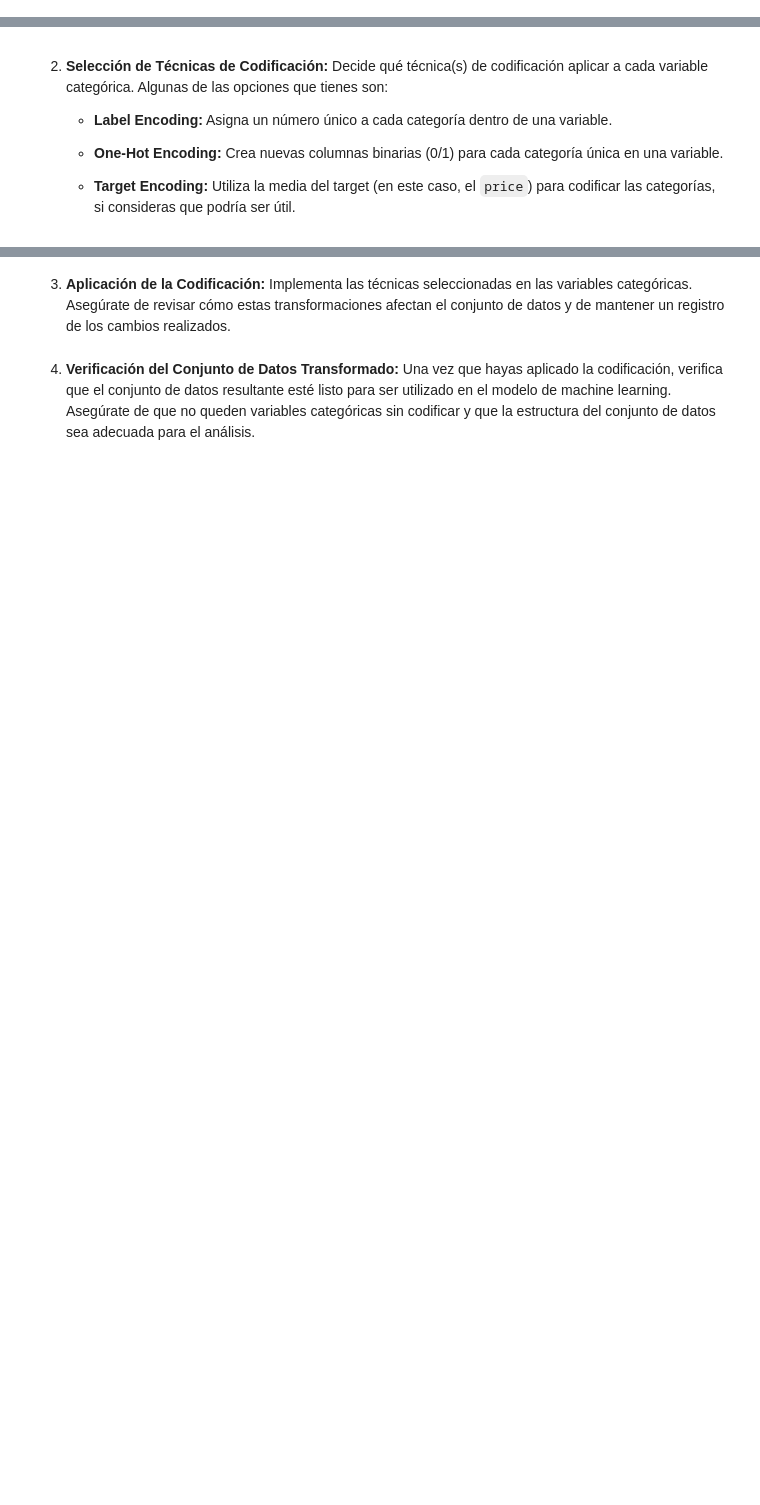
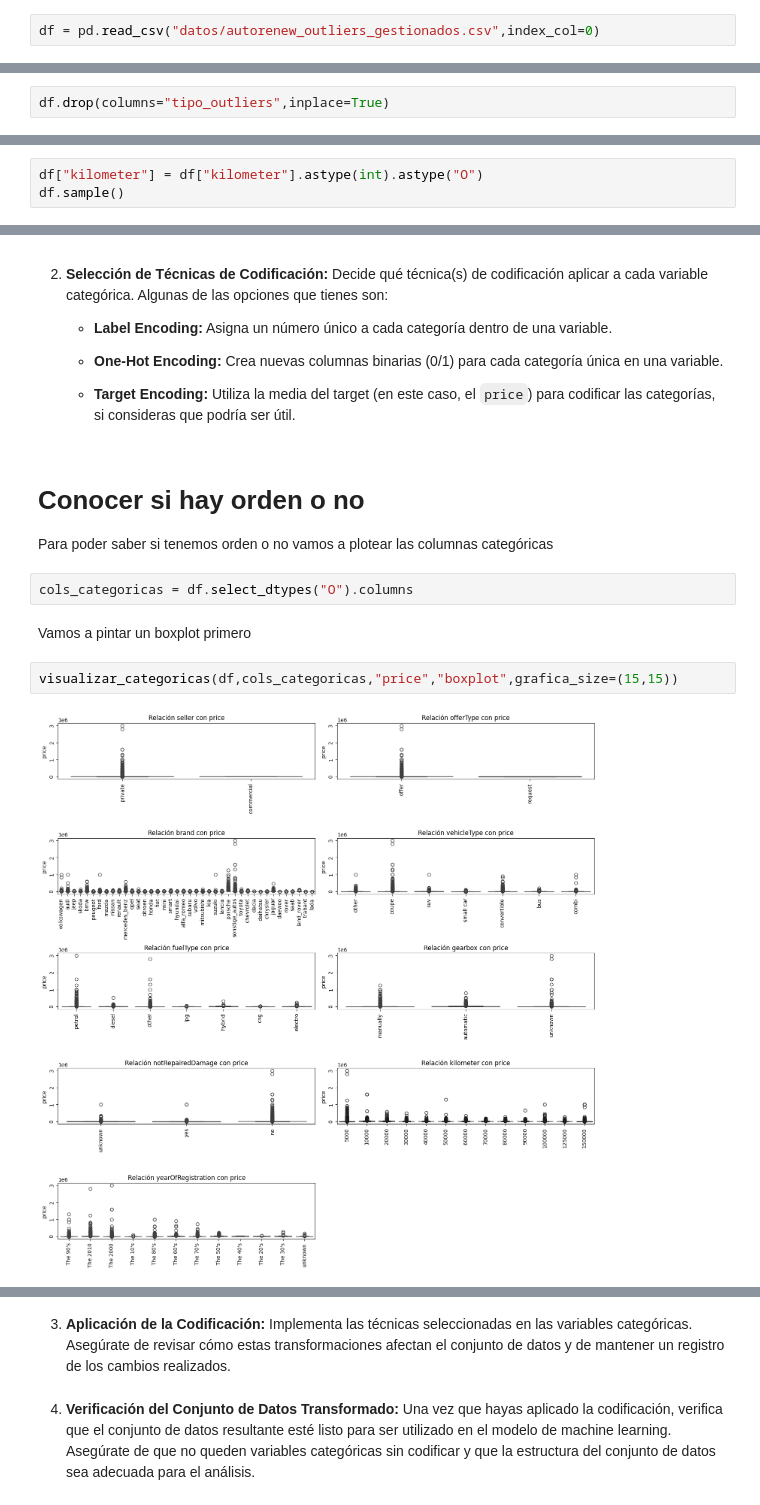
Before and after one commit to apelsito/laboratorio-modulo7-leccion04-encoding, a Jupyter notebook: laboratorio-modulo7-leccion04-encoding.ipynb, the cells around one changed output, grey strips where cells are left out. Saved outputs shown, nothing was run; the diff lists cells and outputs as text; blank space fills up the shorter version.

```diff
--- a/laboratorio-modulo7-leccion04-encoding.ipynb
+++ b/laboratorio-modulo7-leccion04-encoding.ipynb
@@ -18,0 +48,2 @@ En este laboratorio, te centrarás en la **codificación de variables categóric
+# %%
+df = pd.read_csv("datos/autorenew_outliers_gestionados.csv",index_col=0)
@@ -18,0 +112,2 @@ En este laboratorio, te centrarás en la **codificación de variables categóric
+# %%
+df.drop(columns="tipo_outliers",inplace=True)
@@ -18,0 +116,3 @@ En este laboratorio, te centrarás en la **codificación de variables categóric
+# %%
+df["kilometer"] = df["kilometer"].astype(int).astype("O")
+df.sample()
@@ -24,3 +139,14 @@ En este laboratorio, te centrarás en la **codificación de variables categóric
    - **One-Hot Encoding:** Crea nuevas columnas binarias (0/1) para cada categoría única en una variable.
 
    - **Target Encoding:** Utiliza la media del target (en este caso, el `price`) para codificar las categorías, si consideras que podría ser útil.
+# %% [markdown]
+# Conocer si hay orden o no
+Para poder saber si tenemos orden o no vamos a plotear las columnas categóricas
+# %%
+cols_categoricas = df.select_dtypes("O").columns
+# %% [markdown]
+Vamos a pintar un boxplot primero
+# %%
+visualizar_categoricas(df,cols_categoricas,"price","boxplot",grafica_size=(15,15))
+# %% [output]
+[figure, added]
```
Also changed, not shown: parts of 23 cells of this notebook, 2 other files.
